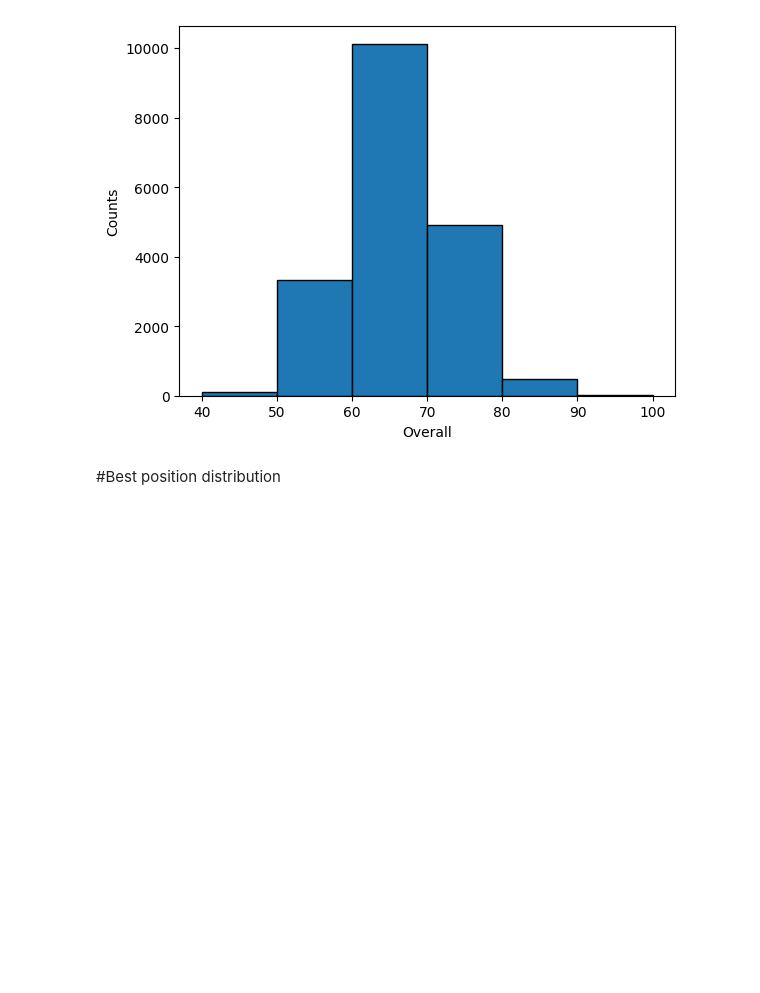
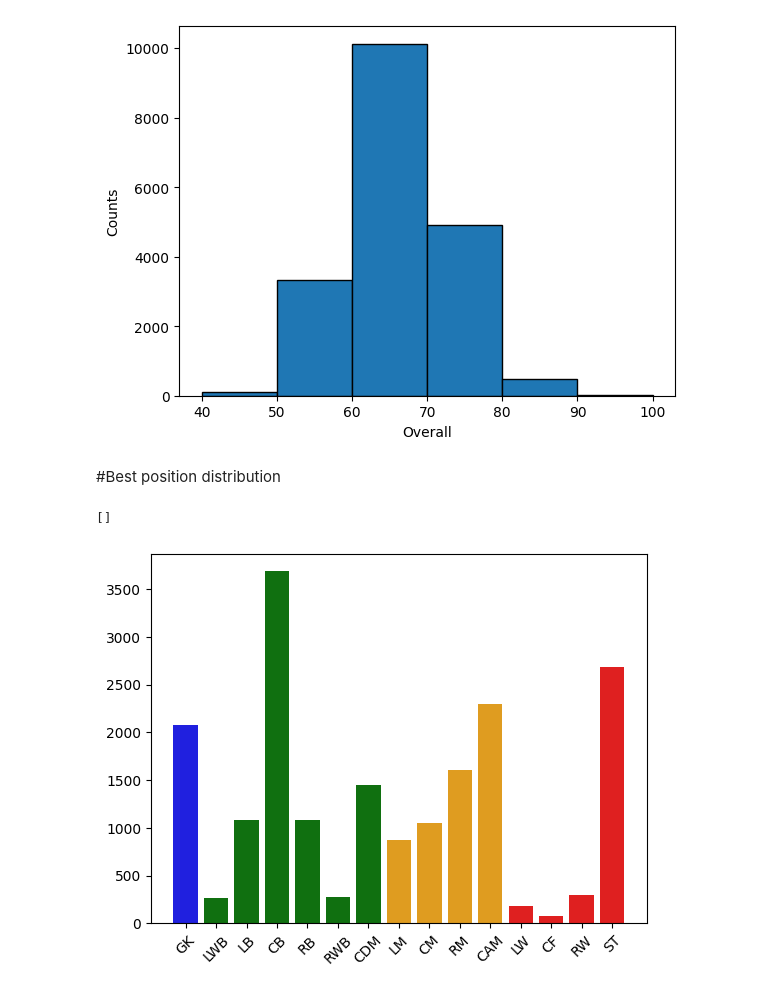
Before and after one commit to Suesue098/Basic, a Jupyter notebook: FIFA_21.ipynb, the cells around one changed output. Drawn from its saved outputs; the diff is of its cells as text; code cells hidden in the pictures; blank space fills up the shorter version.

```diff
--- a/FIFA_21.ipynb
+++ b/FIFA_21.ipynb
@@ -335,3 +335,16 @@ plt.show()
 [figure]
 # %% [markdown]
 #Best position distribution
+# %%
+counts = df['Best Position'].value_counts()
+# %%
+values = counts.values
+labels = counts.index
+#sns.set_palette([position_colors[pos] for pos in position_by_order])
+# %%
+plt.xticks(rotation = 45)
+sns.barplot(data = df, x=labels, y = values, order = position_by_order)
+plt.plot()
+# %% [output]
+[]
+[figure, added]
```
Also changed, not shown: parts of 15 cells of this notebook.
